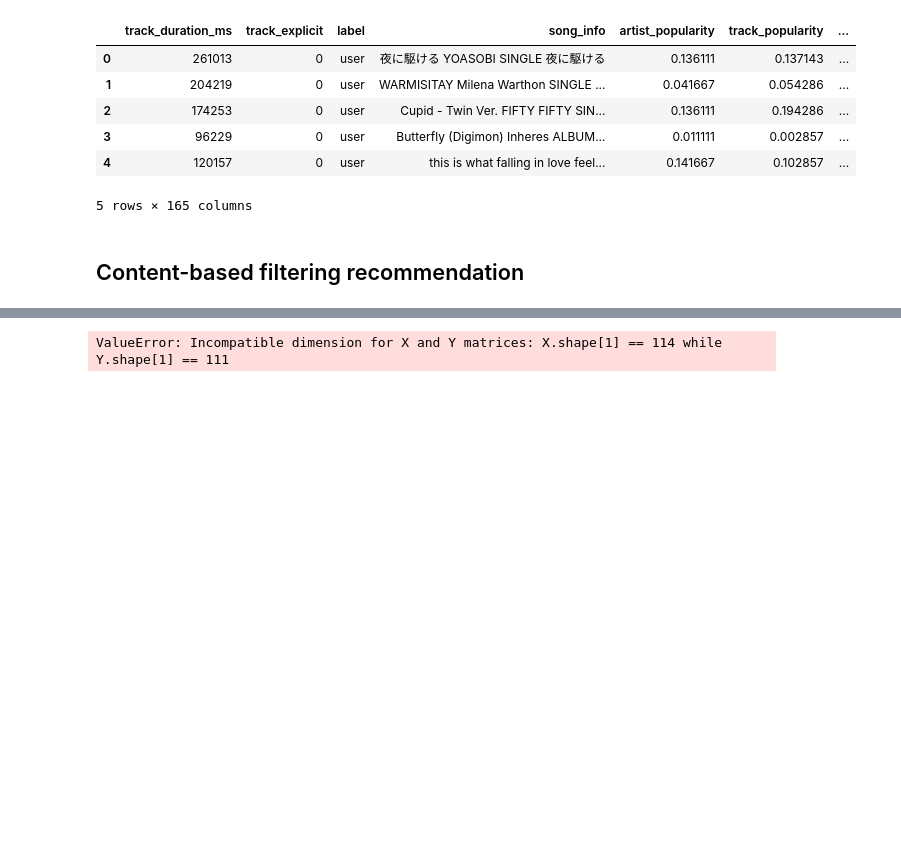
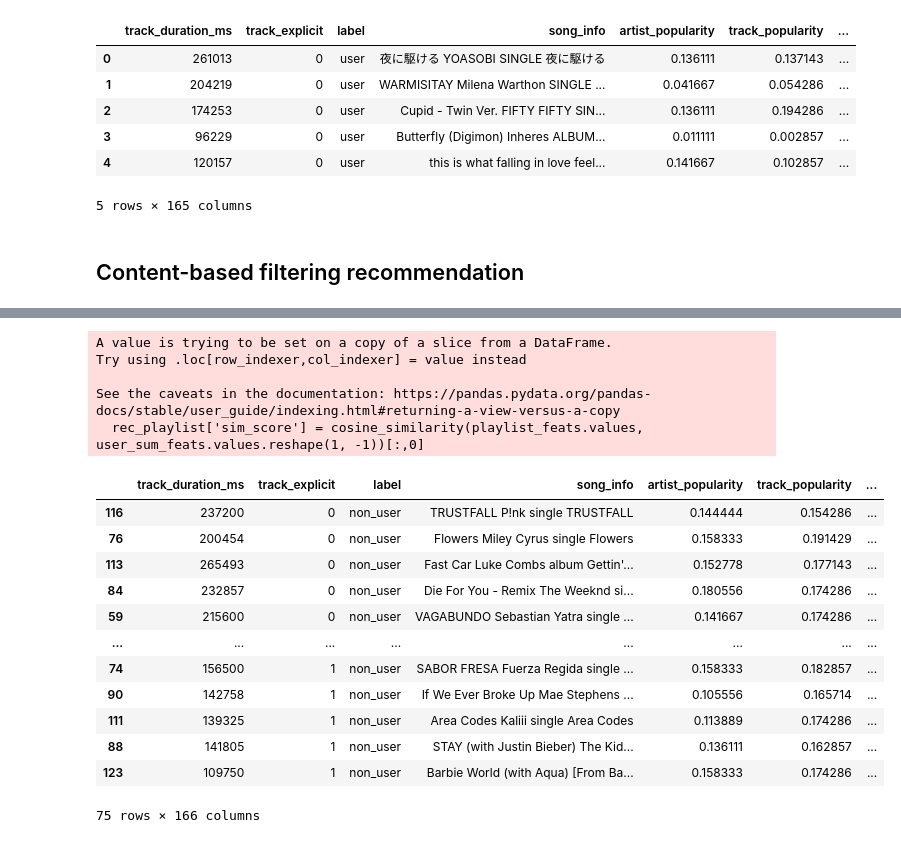
Before and after one commit to juliosol/music_recs, a Jupyter notebook: data_extraction/Music_rec_EDA.ipynb, the cells around one changed output, grey strips where cells are left out. Saved outputs shown, nothing was run; the diff lists cells and outputs as text; code cells hidden in the pictures; blank space fills up the shorter version.

```diff
--- a/data_extraction/Music_rec_EDA.ipynb
+++ b/data_extraction/Music_rec_EDA.ipynb
@@ -103,0 +60,3 @@ list(norm_summer_df.columns)
+# %%
+user_features = normalized_track_df[normalized_track_df.label == 'user']
+song_list_recs = normalized_track_df[normalized_track_df.label != 'user']
@@ -104,3 +83,5 @@ list(norm_summer_df.columns)
 # %%
-sum_user_features = normalized_track_df.drop(['song_info'], axis=1)
+sum_user_features = user_features.drop(['song_info', 'label'], axis=1)
 sum_user_features = sum_user_features.sum()
+
+song_list_feats = song_list_recs.drop(['song_info', 'label'], axis=1)
@@ -127,9 +109,29 @@ list(sum_user_features.index)
 # %%
 def compute_recs(user_sum_feats, rec_playlist):
-    playlist_feats = rec_playlist.drop(['song_info'], axis=1)
-    rec_playlist['sim_score'] = cosine_similarity(playlist_feats.values, user_sum_feats.values.reshape(1, -1))#[:,0]
-    return rec_playlist.sort_values('sim', ascending=False)
+    playlist_feats = rec_playlist.drop(['song_info', 'label'], axis=1)
+    rec_playlist['sim_score'] = cosine_similarity(playlist_feats.values, user_sum_feats.values.reshape(1, -1))[:,0]
+    return rec_playlist.sort_values('sim_score', ascending=False)
 # %%
-rec_summer_songs = compute_recs(sum_user_features, norm_summer_df)
+rec_summer_songs = compute_recs(sum_user_features, song_list_recs)
 # %% [output]
-ValueError: Incompatible dimension for X and Y matrices: X.shape[1] == 114 while Y.shape[1] == 111
+A value is trying to be set on a copy of a slice from a DataFrame.
+Try using .loc[row_indexer,col_indexer] = value instead
+
+See the caveats in the documentation: https://pandas.pydata.org/pandas-docs/stable/user_guide/indexing.html#returning-a-view-versus-a-copy
+  rec_playlist['sim_score'] = cosine_similarity(playlist_feats.values, user_sum_feats.values.reshape(1, -1))[:,0]
+# %%
+rec_summer_songs
+# %% [output]
+|  | track_duration_ms | track_explicit | label | song_info | artist_popularity | track_popularity | ... |
+| 116 | 237200 | 0 | non_user | TRUSTFALL P!nk single TRUSTFALL | 0.144444 | 0.154286 | ... |
+| 76 | 200454 | 0 | non_user | Flowers Miley Cyrus single Flowers | 0.158333 | 0.191429 | ... |
+| 113 | 265493 | 0 | non_user | Fast Car Luke Combs album Gettin'... | 0.152778 | 0.177143 | ... |
+| 84 | 232857 | 0 | non_user | Die For You - Remix The Weeknd si... | 0.180556 | 0.174286 | ... |
+| 59 | 215600 | 0 | non_user | VAGABUNDO Sebastian Yatra single ... | 0.141667 | 0.174286 | ... |
+| ... | ... | ... | ... | ... | ... | ... | ... |
+| 74 | 156500 | 1 | non_user | SABOR FRESA Fuerza Regida single ... | 0.158333 | 0.182857 | ... |
+| 90 | 142758 | 1 | non_user | If We Ever Broke Up Mae Stephens ... | 0.105556 | 0.165714 | ... |
+| 111 | 139325 | 1 | non_user | Area Codes Kaliii single Area Codes | 0.113889 | 0.174286 | ... |
+| 88 | 141805 | 1 | non_user | STAY (with Justin Bieber) The Kid... | 0.136111 | 0.162857 | ... |
+| 123 | 109750 | 1 | non_user | Barbie World (with Aqua) [From Ba... | 0.158333 | 0.174286 | ... |
+75 rows × 166 columns
```
Also changed, not shown: parts of 8 cells of this notebook, 2 other files.
